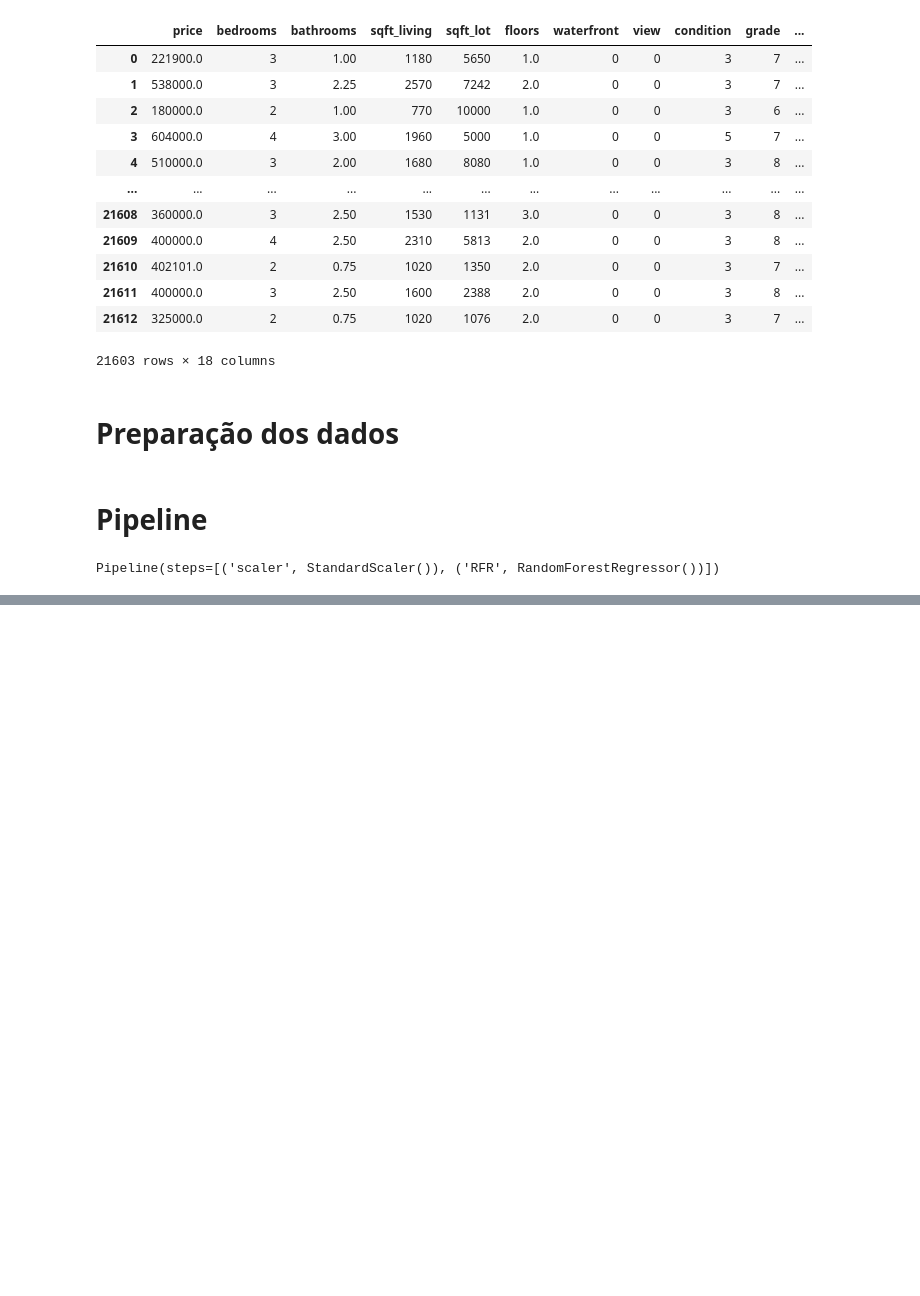
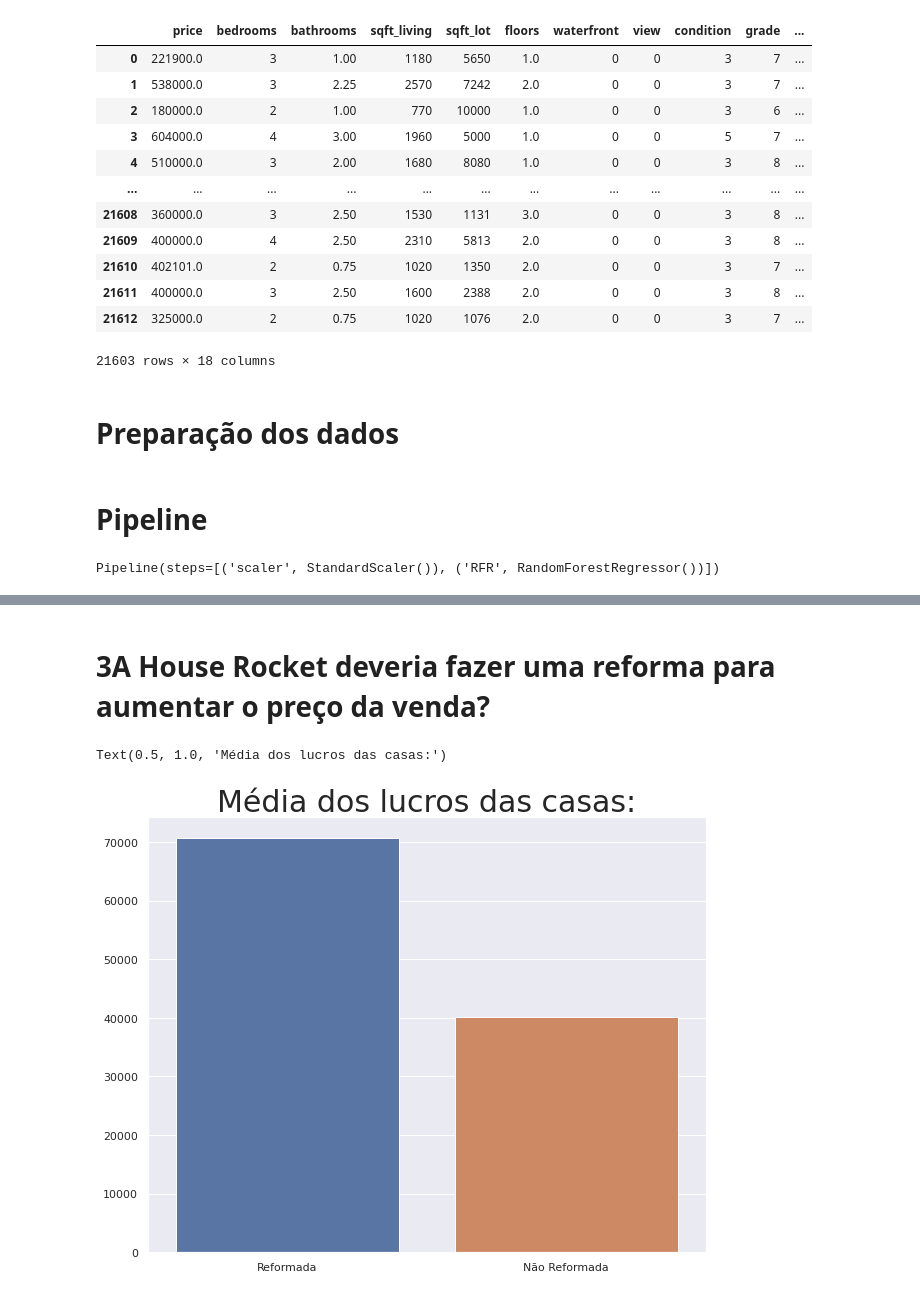
Before and after one commit to escobar-felipe/Projetos, a Jupyter notebook: House_price/House_price.ipynb, the cells around one changed output, grey strips where cells are left out. Cells and saved outputs as stored; diff of their text form; code cells hidden in the pictures; blank space fills up the shorter version.

```diff
--- a/House_price/House_price.ipynb
+++ b/House_price/House_price.ipynb
@@ -446,0 +503,3 @@ plt.show()
+# %%
+df_lucros['lucro'] = df_lucros['Predito']-df_lucros['price']
+df_lucros.groupby(['month_sold']).agg({'lucro' : ['size','mean','sum']})
@@ -446,0 +527,13 @@ plt.show()
+# %% [markdown]
+# 3A House Rocket deveria fazer uma reforma para aumentar o preço da venda?
+# %%
+nreformada = [df_lucros[df_lucros['reforma']==0].mean().lucro]
+# %%
+reformada =[df_lucros[df_lucros['reforma']==1].mean().lucro]
+# %%
+df_reformada = pd.DataFrame({'Reformada': reformada, 'Não Reformada': nreformada})
+# %%
+sns.barplot(data=df_reformada).set_title('Média dos lucros das casas:',size=30)
+# %% [output]
+Text(0.5, 1.0, 'Média dos lucros das casas:')
+[figure, added]
```
Also changed, not shown: parts of 20 cells of this notebook.
